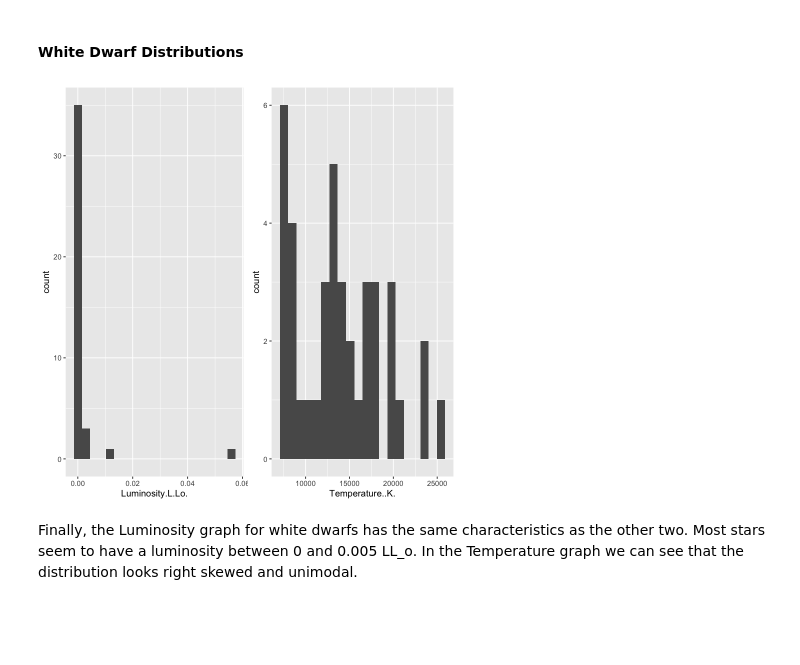
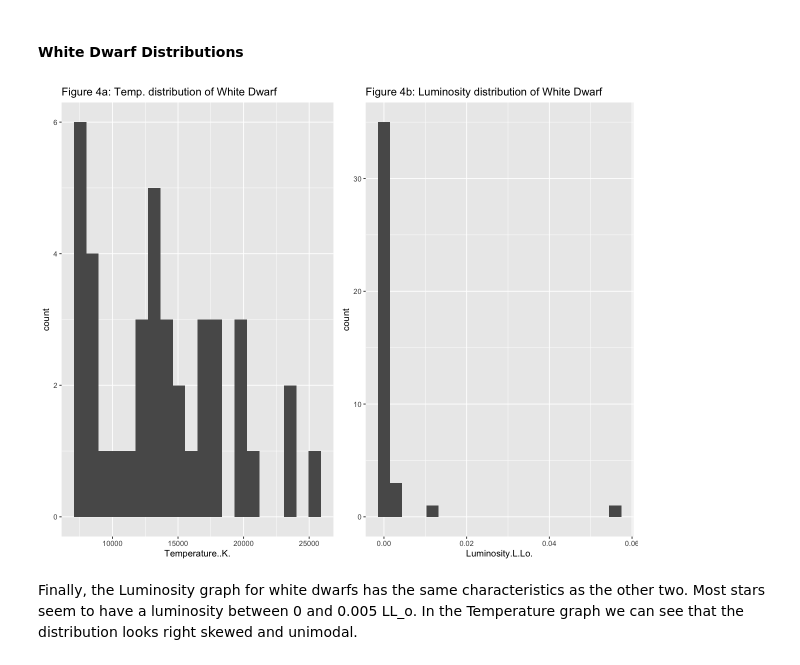
Before and after one commit to dliviya/STAT201-Dwarf_Star_Classification, a Jupyter notebook: analysisNew.ipynb, the cells around one changed output. Cells and saved outputs as stored; diff of their text form; code cells hidden in the pictures; blank space fills up the shorter version.

```diff
--- a/analysisNew.ipynb
+++ b/analysisNew.ipynb
@@ -127,12 +131,12 @@ Similar to the brown dwarfs, the distribution of the Luminosity graph is unimoda
 #### White Dwarf Distributions
 # %%
 # Find the distribution of luminosity and temperature values for the white dwarf star
-
-L_2 <- ggplot(type_2, aes(x = Luminosity.L.Lo.)) + geom_histogram(bins = 20)
-T_2 <- ggplot(type_2, aes(x = Temperature..K.)) + geom_histogram(bins = 20)
-grid.arrange(L_2, T_2, ncol=2)
+options(repr.plot.width = 10, repr.plot.height = 8)
+L_2 <- ggplot(type_2, aes(x = Luminosity.L.Lo.)) + geom_histogram(bins = 20)+ ggtitle("Figure 4b: Luminosity distribution of White Dwarf")
+T_2 <- ggplot(type_2, aes(x = Temperature..K.)) + geom_histogram(bins = 20)+ ggtitle("Figure 4a: Temp. distribution of White Dwarf")
+grid.arrange(T_2, L_2, ncol=2)
 # %% [output]
-[figure, old version]
+[figure, new version]
 # %% [markdown]
 Finally, the Luminosity graph for white dwarfs has the same characteristics as the other two. Most stars seem to have a luminosity between 0 and 0.005 LL_o. In the Temperature graph we can see that the distribution looks right skewed and unimodal.
 # %% [markdown]
```
Also changed, not shown: parts of 15 cells of this notebook.
